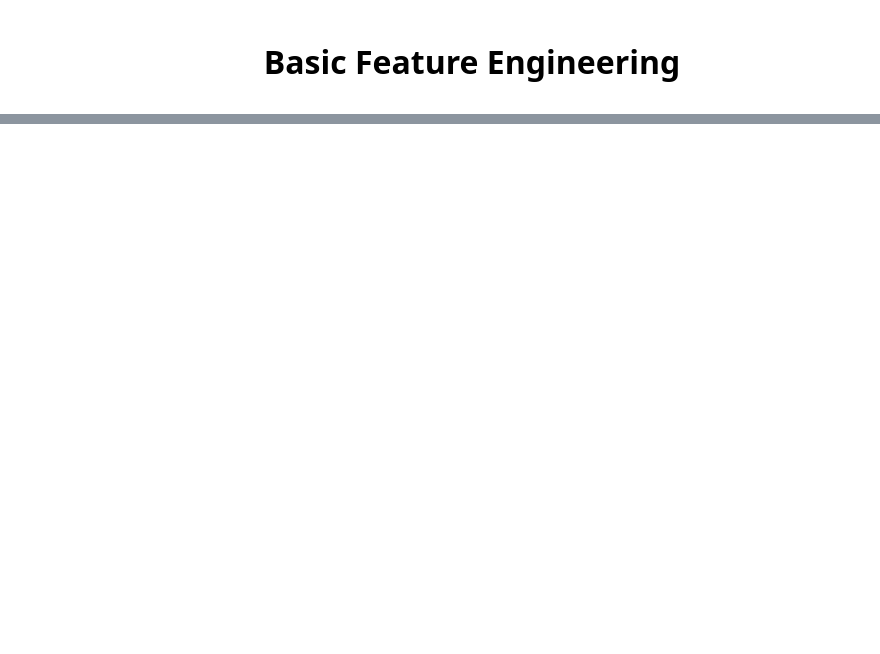
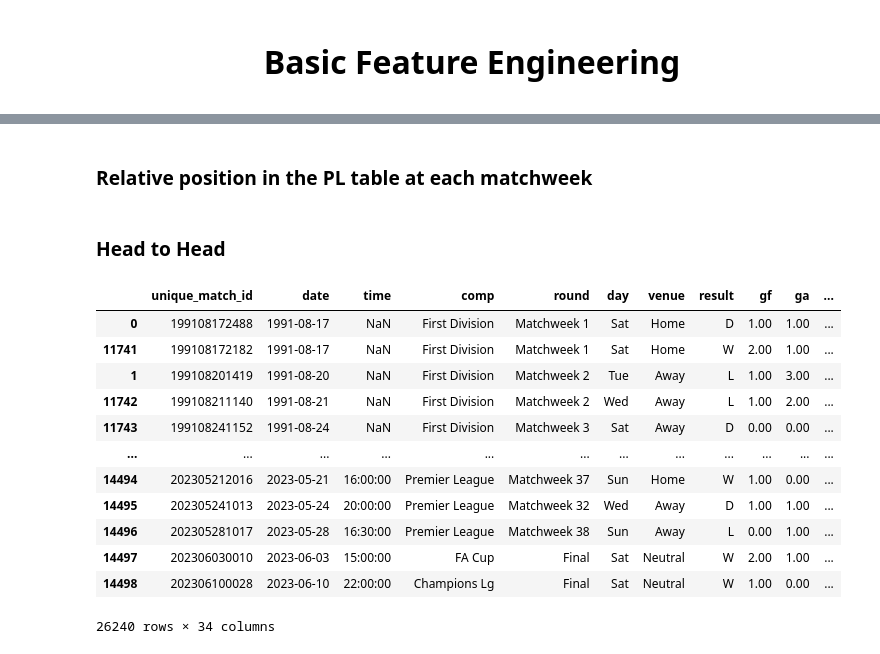
Before and after one commit to lucelsby/EPL-Prediction, a Jupyter notebook: notebooks/03_Basic_Feature_Engineering.ipynb, the cells around one changed output, grey strips where cells are left out. Drawn from its saved outputs; the diff is of its cells as text; code cells hidden in the pictures; blank space fills up the shorter version.

```diff
--- a/notebooks/03_Basic_Feature_Engineering.ipynb
+++ b/notebooks/03_Basic_Feature_Engineering.ipynb
@@ -6,0 +36,2 @@ Set out steps taken...
+# %%
+matches = pd.read_csv(f"{DATAPATH}/processed/matches_processed.csv")
@@ -6,0 +60,9 @@ Set out steps taken...
+# %%
+# convert date to date time object
+matches['date'] = pd.to_datetime(matches['date'])
+
+# sort by team, season and date
+matches = matches.sort_values(['team', 'season', 'date'])
+
+# calculate days since last game
+matches['days_since_last_game'] = matches.groupby(['team', 'season'])['date'].diff().dt.days
@@ -6,0 +103,2 @@ Set out steps taken...
+# %% [markdown]
+### Relative position in the PL table at each matchweek
@@ -6,0 +137,34 @@ Set out steps taken...
+# %% [markdown]
+### Head to Head
+# %%
+# Create a sorted copy of the data
+matches_sorted = matches.sort_values(['date']).copy()
+
+# Create a set identifier for each match (sorted alphabetically to ensure that the same set represents the same pair of teams regardless of home/away status)
+matches_sorted['set_identifier'] = matches_sorted.apply(lambda row: ''.join(sorted([row['team'], row['opponent']])), axis=1)
+
+# Calculate last h2h result
+matches_sorted['last_h2h'] = matches_sorted.groupby('set_identifier')['points'].transform(lambda x: x.shift())
+
+# Create a venue identifier (including the venue in the identifier)
+matches_sorted['venue_identifier'] = matches_sorted.apply(lambda row: ''.join(sorted([row['team'], row['opponent'], row['venue']])), axis=1)
+
+# Calculate last h2h result at same venue
+matches_sorted['last_h2h_venue'] = matches_sorted.groupby('venue_identifier')['points'].transform(lambda x: x.shift())
+matches = matches_sorted.sort_values(['date']).copy()
+# %%
+matches
+# %% [output]
+|  | unique_match_id | date | time | comp | round | day | venue | result | gf | ga | ... |
+| 0 | 199108172488 | 1991-08-17 | NaN | First Division | Matchweek 1 | Sat | Home | D | 1.00 | 1.00 | ... |
+| 11741 | 199108172182 | 1991-08-17 | NaN | First Division | Matchweek 1 | Sat | Home | W | 2.00 | 1.00 | ... |
+| 1 | 199108201419 | 1991-08-20 | NaN | First Division | Matchweek 2 | Tue | Away | L | 1.00 | 3.00 | ... |
+| 11742 | 199108211140 | 1991-08-21 | NaN | First Division | Matchweek 2 | Wed | Away | L | 1.00 | 2.00 | ... |
+| 11743 | 199108241152 | 1991-08-24 | NaN | First Division | Matchweek 3 | Sat | Away | D | 0.00 | 0.00 | ... |
+| ... | ... | ... | ... | ... | ... | ... | ... | ... | ... | ... | ... |
+| 14494 | 202305212016 | 2023-05-21 | 16:00:00 | Premier League | Matchweek 37 | Sun | Home | W | 1.00 | 0.00 | ... |
+| 14495 | 202305241013 | 2023-05-24 | 20:00:00 | Premier League | Matchweek 32 | Wed | Away | D | 1.00 | 1.00 | ... |
+| 14496 | 202305281017 | 2023-05-28 | 16:30:00 | Premier League | Matchweek 38 | Sun | Away | L | 0.00 | 1.00 | ... |
+| 14497 | 202306030010 | 2023-06-03 | 15:00:00 | FA Cup | Final | Sat | Neutral | W | 2.00 | 1.00 | ... |
+| 14498 | 202306100028 | 2023-06-10 | 22:00:00 | Champions Lg | Final | Sat | Neutral | W | 1.00 | 0.00 | ... |
+26240 rows × 34 columns
```
Also changed, not shown: parts of 15 cells of this notebook, 4 other files.
